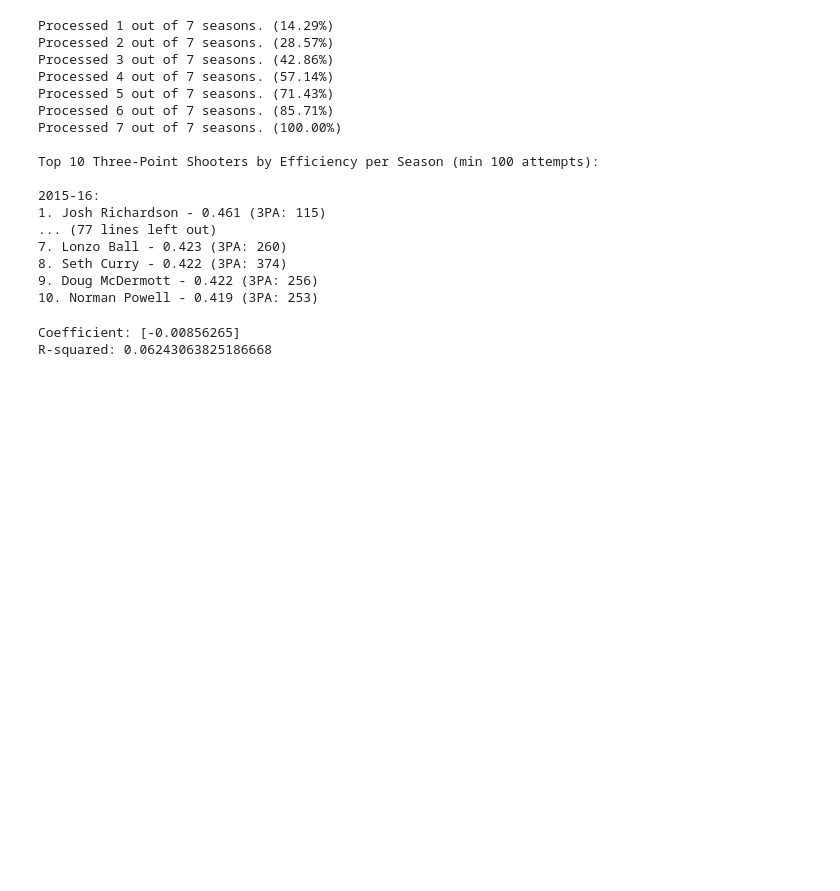
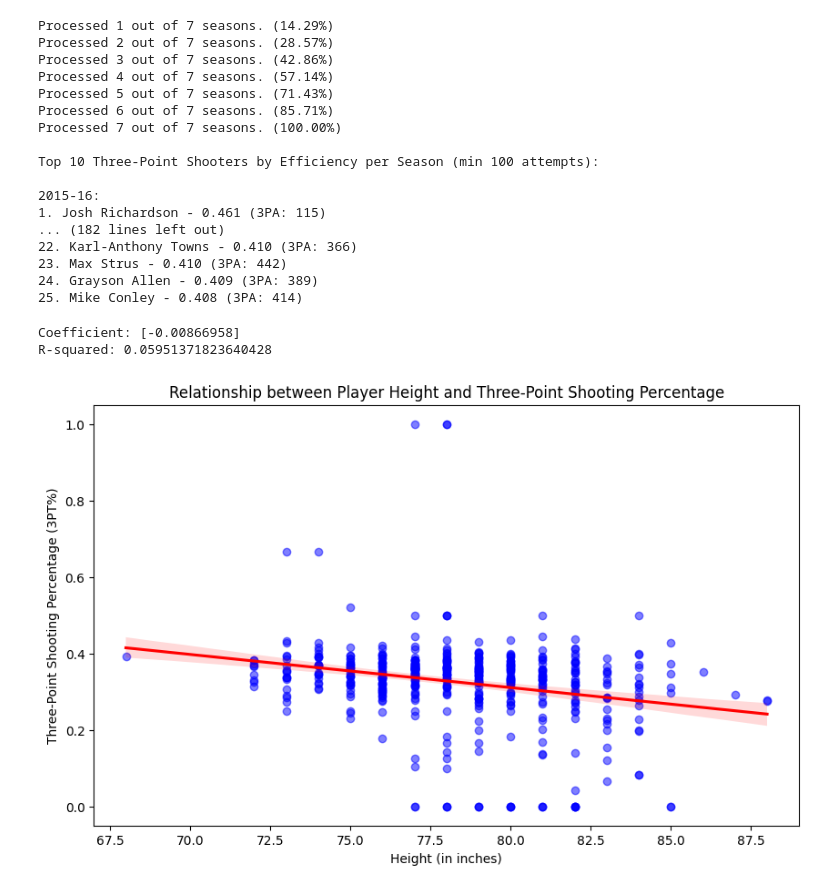
Before and after one commit to tajsharma/sta141projects, a Jupyter notebook: final.ipynb, the cells around one changed output. Drawn from its saved outputs; the diff is of its cells as text; code cells hidden in the pictures; blank space fills up the shorter version.

```diff
--- a/final.ipynb
+++ b/final.ipynb
@@ -39,7 +42,7 @@ for i, season in enumerate(seasons):
             print(f"Error processing player {player_name} for season {season}: {str(e)}")
 
     # Sort the players by their three-point shooting efficiency and get the top 10
-    season_top_shooters[season] = sorted(season_3pt_shooters, key=lambda x: x['3PT Efficiency'], reverse=True)[:10]
+    season_top_shooters[season] = sorted(season_3pt_shooters, key=lambda x: x['3PT Efficiency'], reverse=True)[:25]
 
     # Print the progress
     print(f"Processed {i+1} out of {total_seasons} seasons. ({(i+1)/total_seasons*100:.2f}%)")
@@ -63,15 +66,16 @@ Top 10 Three-Point Shooters by Efficiency per Season (min 100 attempts):
 
 2015-16:
 1. Josh Richardson - 0.461 (3PA: 115)
-... (77 lines left out)
-7. Lonzo Ball - 0.423 (3PA: 260)
-8. Seth Curry - 0.422 (3PA: 374)
-9. Doug McDermott - 0.422 (3PA: 256)
-10. Norman Powell - 0.419 (3PA: 253)
+... (182 lines left out)
+22. Karl-Anthony Towns - 0.410 (3PA: 366)
+23. Max Strus - 0.410 (3PA: 442)
+24. Grayson Allen - 0.409 (3PA: 389)
+25. Mike Conley - 0.408 (3PA: 414)
 # %%
 import random
 from sklearn.linear_model import LinearRegression
 from nba_api.stats.endpoints import playercareerstats, commonplayerinfo
+import seaborn as sns
 
 def get_player_height(player_id):
     # Get player info
@@ -102,35 +106,43 @@ for player in player_dict:
 
     # Get player height
     height = get_player_height(player_id)
 
     if height is not None and three_pt_pct is not None:
         player_data.append({'Player': player_name, 'Height': height, '3PT%': three_pt_pct})
 
 # Create a DataFrame
 df = pd.DataFrame(player_data)
 
 # Data preprocessing steps (e.g., converting height to a numerical value) go here
 def height_to_inches(height_str):
     feet, inches = height_str.split('-')
     return int(feet) * 12 + int(inches)
 
 # Convert height to inches in the DataFrame
 df['Height'] = df['Height'].apply(height_to_inches)
 
 # Drop rows with missing values
 df.dropna(inplace=True)
 
 # Create a linear regression model
 X = df[['Height']]
 y = df['3PT%']
 model = LinearRegression().fit(X, y)
 
 # Output the coefficient and R-squared value
 print('Coefficient:', model.coef_)
 print('R-squared:', model.score(X, y))
+plt.figure(figsize=(10, 6))
+sns.regplot(x='Height', y='3PT%', data=df, scatter_kws={'alpha':0.5, 'color':'blue'}, line_kws={'color':'red'})
+
+plt.title('Relationship between Player Height and Three-Point Shooting Percentage')
+plt.xlabel('Height (in inches)')
+plt.ylabel('Three-Point Shooting Percentage (3PT%)')
+plt.show()
 # %% [output]
-Coefficient: [-0.00856265]
-R-squared: 0.06243063825186668
+Coefficient: [-0.00866958]
+R-squared: 0.05951371823640428
+[figure, added]
 # %%
 from sklearn.preprocessing import StandardScaler
 from sklearn.cluster import KMeans
```
Also changed, not shown: parts of 8 cells of this notebook.
